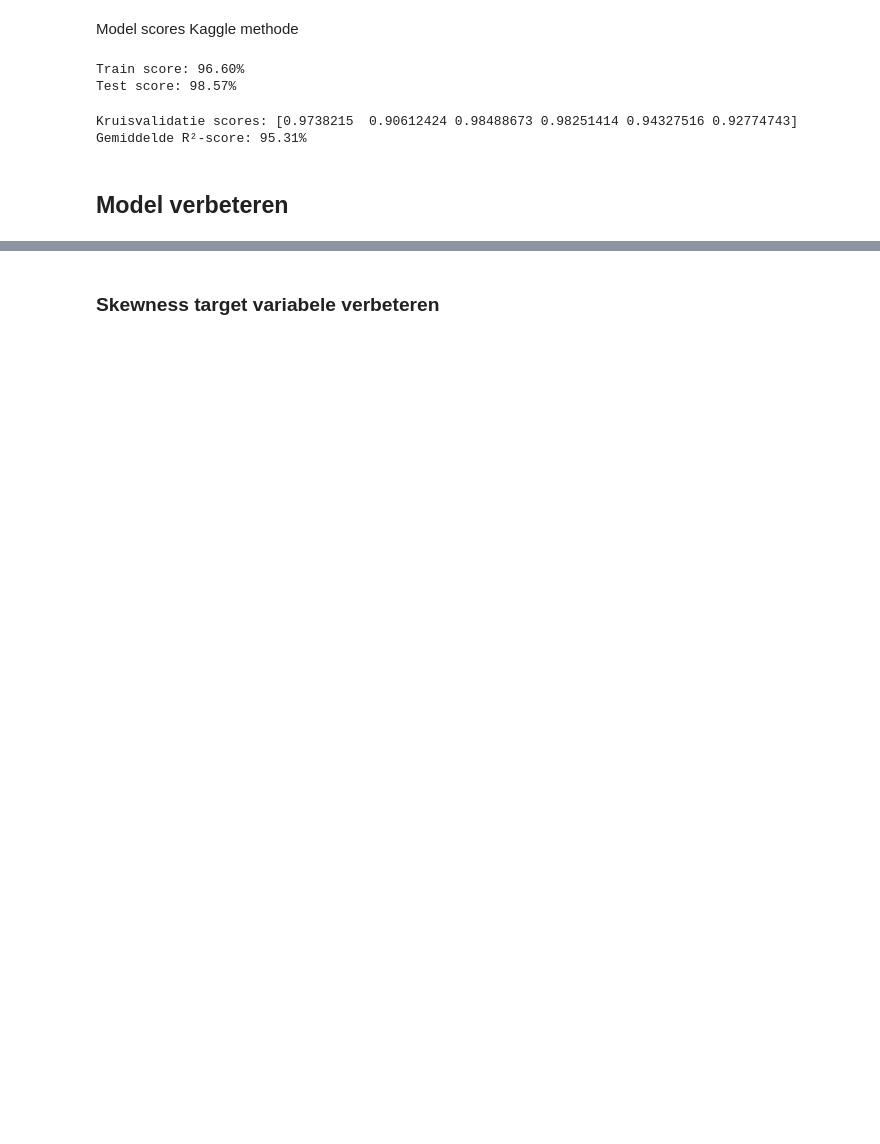
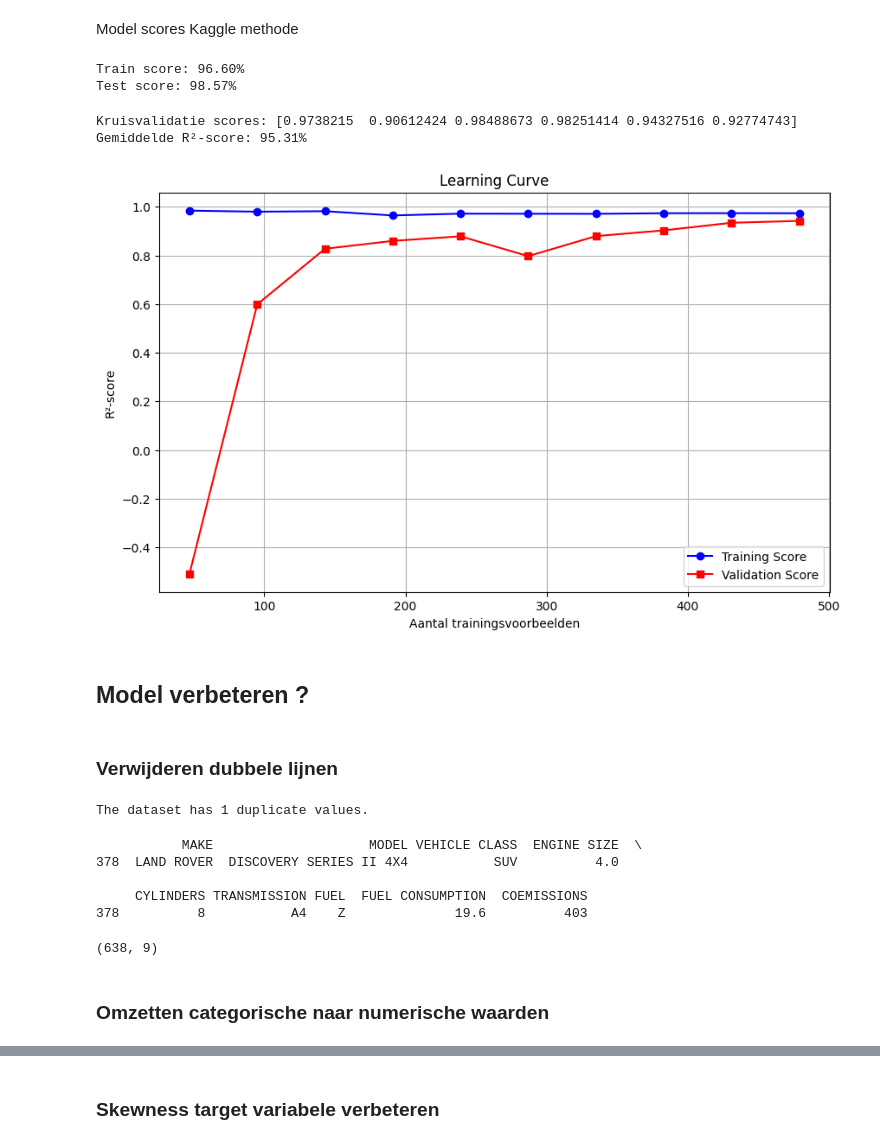
Before and after one commit to wheselmans/data_science_cases, a Jupyter notebook: cases/FuelConsumption/FuelConsumption_CO.ipynb, the cells around one changed output, grey strips where cells are left out. Drawn from its saved outputs; the diff is of its cells as text; code cells hidden in the pictures; blank space fills up the shorter version.

```diff
--- a/cases/FuelConsumption/FuelConsumption_CO.ipynb
+++ b/cases/FuelConsumption/FuelConsumption_CO.ipynb
@@ -124,6 +122,6 @@ Kaggle user heeft alle categorische waarden omgezet in numerische waarden en een
 # %%
 
-auto_num = auto.copy()
+auto_kaggle = auto.copy()
 
 # Importeer LabelEncoder
 from sklearn.preprocessing import LabelEncoder
@@ -132,18 +130,18 @@ from sklearn.preprocessing import LabelEncoder
 le = LabelEncoder()
 
 # Selecteer de categorische kolommen
-obj_cols = auto_num.select_dtypes('object').columns
+obj_cols = auto_kaggle.select_dtypes('object').columns
 
 # Pas LabelEncoder toe op elke categorische kolom
 for col in obj_cols:
-    auto_num[col] = le.fit_transform(auto_num[col])
+    auto_kaggle[col] = le.fit_transform(auto_kaggle[col])
 from sklearn.model_selection import train_test_split
 from sklearn.linear_model import LinearRegression
 
 
 # Features selecteren
-X = auto_num.drop(['COEMISSIONS'],axis=1)
-y = auto_num['COEMISSIONS']
+X = auto_kaggle.drop(['COEMISSIONS'],axis=1)
+y = auto_kaggle['COEMISSIONS']
 
 # Data splitsen
 X_train, X_test, y_train, y_test = train_test_split(X, y, test_size=0.2, random_state=42)
@@ -156,5 +154,5 @@ model.fit(X_train, y_train)
 y_pred = model.predict(X_test)
 
 # Printen score
-print(f'Model score is {model.score(X_test, y_test)*100:.2f}%' " vs 98,57% in de kaggle notebook." )
+print(f'Model score is {model.score(X_test, y_test)*100:.2f}% zoals beschreven in de Kaggle Notebook' )
 # %% [output]
@@ -177,5 +175,52 @@ print(f'Gemiddelde R²-score: {scores.mean()*100:.2f}%')
 # %% [output]
 Kruisvalidatie scores: [0.9738215  0.90612424 0.98488673 0.98251414 0.94327516 0.92774743]
 Gemiddelde R²-score: 95.31%
+# %%
+import numpy as np
+import matplotlib.pyplot as plt
+from sklearn.model_selection import learning_curve
+
+# Definieer de train-groottes die we willen testen
+train_sizes, train_scores, test_scores = learning_curve(
+    model, X, y, cv=4, scoring='r2', train_sizes=np.linspace(0.1, 1.0, 10)
+)
+
+# Bereken gemiddelde en standaardafwijking van de scores
+train_mean = np.mean(train_scores, axis=1)
+train_std = np.std(train_scores, axis=1)
+test_mean = np.mean(test_scores, axis=1)
+test_std = np.std(test_scores, axis=1)
+
+# Plot de learning curve
+plt.figure(figsize=(10, 6))
+plt.plot(train_sizes, train_mean, label="Training Score", color="blue", marker='o')
+
+
+plt.plot(train_sizes, test_mean, label="Validation Score", color="red", marker='s')
+
+
+plt.xlabel("Aantal trainingsvoorbeelden")
+plt.ylabel("R²-score")
+plt.title("Learning Curve")
+plt.legend()
+plt.grid()
+plt.show()
+# %% [output]
+[figure, added]
 # %% [markdown]
-## Model verbeteren
+## Model verbeteren ?
+# %% [markdown]
+### Verwijderen dubbele lijnen
+# %%
+print(f'The dataset has {auto.duplicated().sum()} duplicate values.')
+# %% [output]
+The dataset has 1 duplicate values.
+# %%
+duplicates = auto[auto.duplicated()]
+print(duplicates)
+# %% [output]
+           MAKE                    MODEL VEHICLE CLASS  ENGINE SIZE  \
+378  LAND ROVER  DISCOVERY SERIES II 4X4           SUV          4.0
+
+     CYLINDERS TRANSMISSION FUEL  FUEL CONSUMPTION  COEMISSIONS
+378          8           A4    Z              19.6          403
@@ -181,0 +229,6 @@ Gemiddelde R²-score: 95.31%
+# %%
+auto.shape
+# %% [output]
+(638, 9)
+# %% [markdown]
+### Omzetten categorische naar numerische waarden
```
Also changed, not shown: parts of 30 cells of this notebook, 6 other files.
